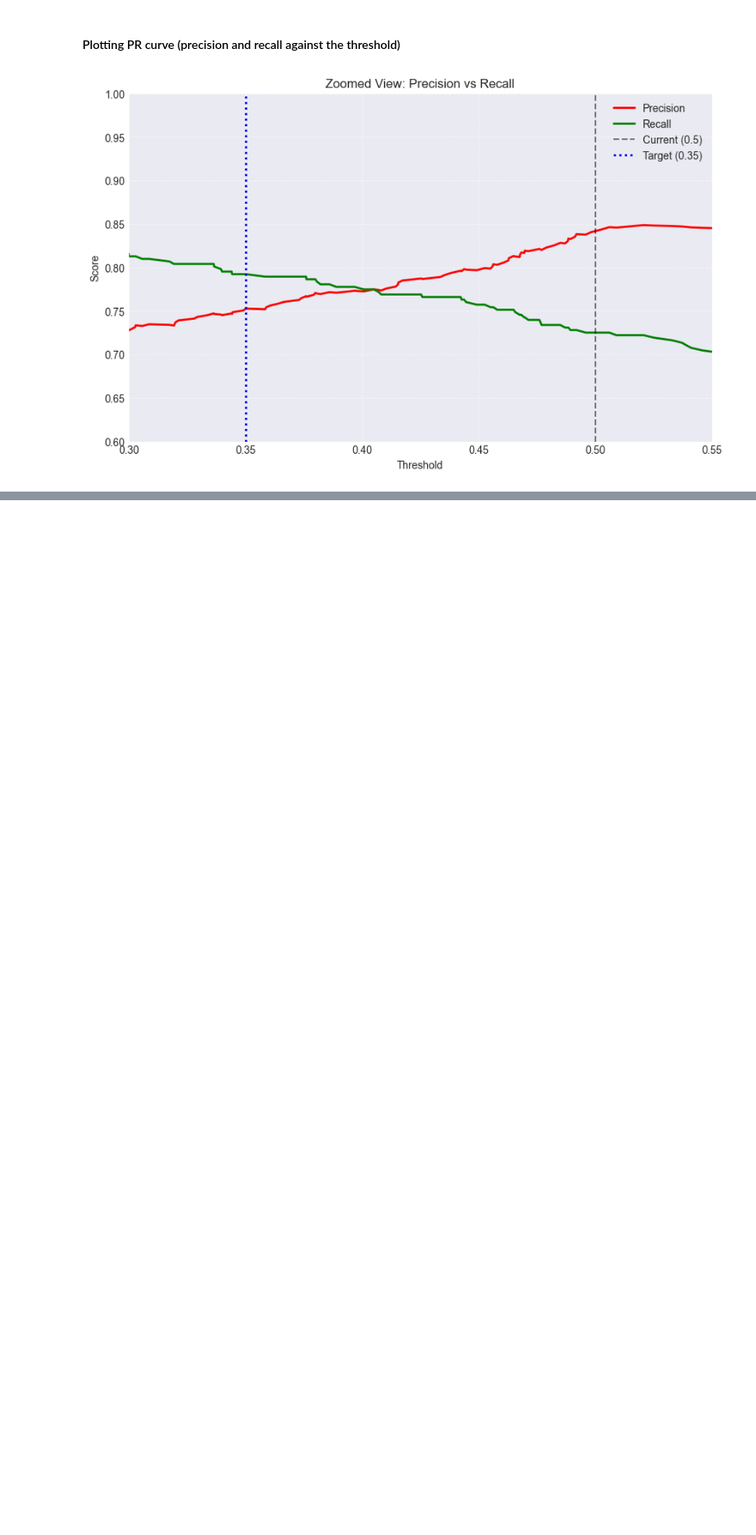
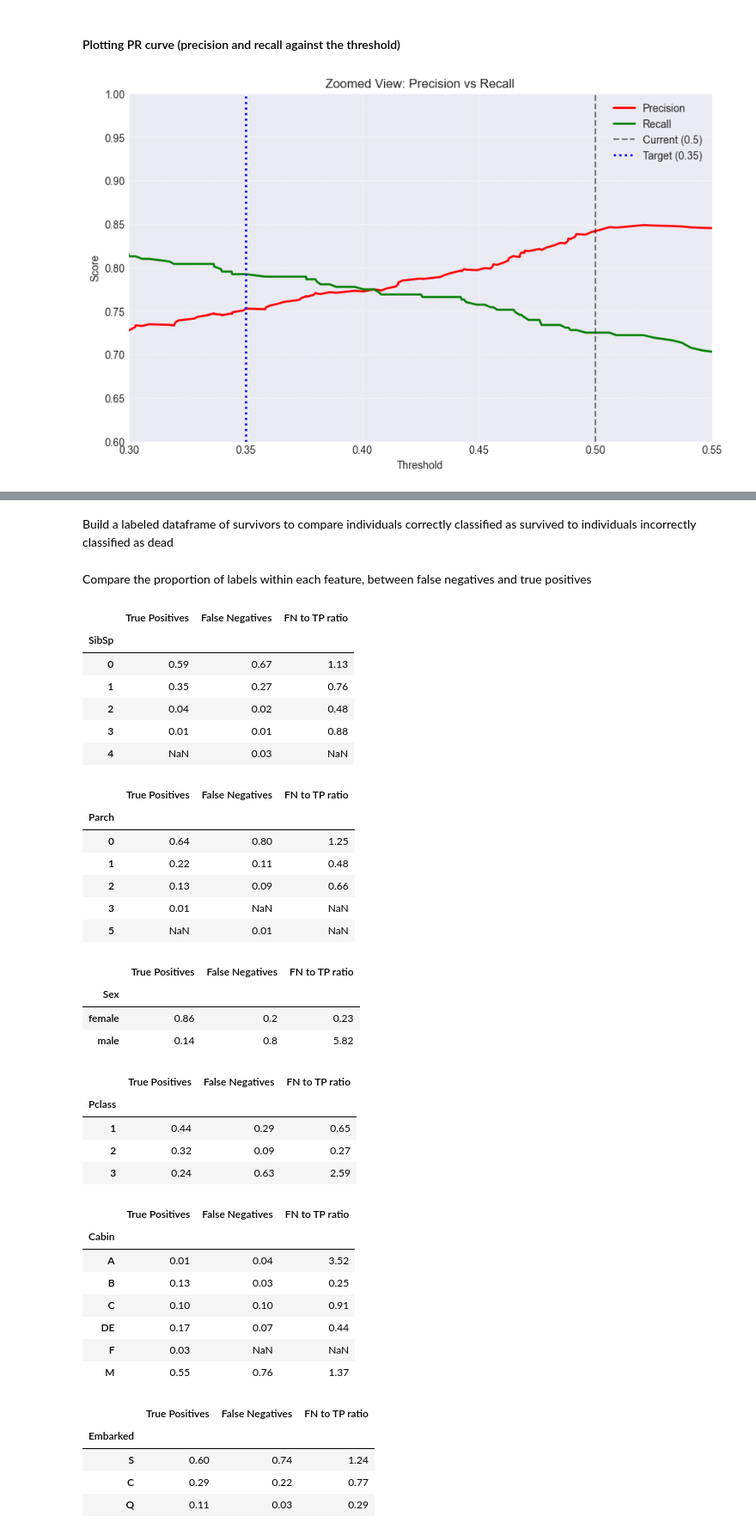
Before and after one commit to lopez-davcio/learning-journal, a Jupyter notebook: titanic-classification/titanic-analysis.ipynb, the cells around one changed output, grey strips where cells are left out. Shown at 86% size. Drawn from its saved outputs; the diff is of its cells as text; code cells hidden in the pictures; blank space fills up the shorter version.

```diff
--- a/titanic-classification/titanic-analysis.ipynb
+++ b/titanic-classification/titanic-analysis.ipynb
@@ -1050,0 +1054,2 @@ plt.show()
+# %% [markdown]
+Build a labeled dataframe of survivors to compare individuals correctly classified as survived to individuals incorrectly classified as dead
@@ -1050,0 +1072,56 @@ plt.show()
+# %% [markdown]
+Compare the proportion of labels within each feature, between false negatives and true positives
+# %%
+for feature in discrete_features:
+
+    # get the normalized value counts
+    tp_counts = survive_catboost_tp[feature].value_counts(normalize=True)
+    fn_counts = survive_catboost_fn[feature].value_counts(normalize=True)
+    fn_to_tp_ratio = fn_counts / tp_counts
+
+    # obtain the comparison table
+    comparison_tp_fn = pd.DataFrame({
+        'True Positives':tp_counts,
+        'False Negatives':fn_counts,
+        'FN to TP ratio': fn_to_tp_ratio
+    }).round(2)
+
+    print('')
+    display(comparison_tp_fn)
+# %% [output]
+|  | True Positives | False Negatives | FN to TP ratio |
+| SibSp |  |  |  |
+| 0 | 0.59 | 0.67 | 1.13 |
+| 1 | 0.35 | 0.27 | 0.76 |
+| 2 | 0.04 | 0.02 | 0.48 |
+| 3 | 0.01 | 0.01 | 0.88 |
+| 4 | NaN | 0.03 | NaN |
+|  | True Positives | False Negatives | FN to TP ratio |
+| Parch |  |  |  |
+| 0 | 0.64 | 0.80 | 1.25 |
+| 1 | 0.22 | 0.11 | 0.48 |
+| 2 | 0.13 | 0.09 | 0.66 |
+| 3 | 0.01 | NaN | NaN |
+| 5 | NaN | 0.01 | NaN |
+|  | True Positives | False Negatives | FN to TP ratio |
+| Sex |  |  |  |
+| female | 0.86 | 0.2 | 0.23 |
+| male | 0.14 | 0.8 | 5.82 |
+|  | True Positives | False Negatives | FN to TP ratio |
+| Pclass |  |  |  |
+| 1 | 0.44 | 0.29 | 0.65 |
+| 2 | 0.32 | 0.09 | 0.27 |
+| 3 | 0.24 | 0.63 | 2.59 |
+|  | True Positives | False Negatives | FN to TP ratio |
+| Cabin |  |  |  |
+| A | 0.01 | 0.04 | 3.52 |
+| B | 0.13 | 0.03 | 0.25 |
+| C | 0.10 | 0.10 | 0.91 |
+| DE | 0.17 | 0.07 | 0.44 |
+| F | 0.03 | NaN | NaN |
+| M | 0.55 | 0.76 | 1.37 |
+|  | True Positives | False Negatives | FN to TP ratio |
+| Embarked |  |  |  |
+| S | 0.60 | 0.74 | 1.24 |
+| C | 0.29 | 0.22 | 0.77 |
+| Q | 0.11 | 0.03 | 0.29 |
```
Also changed, not shown: parts of 12 cells of this notebook.
